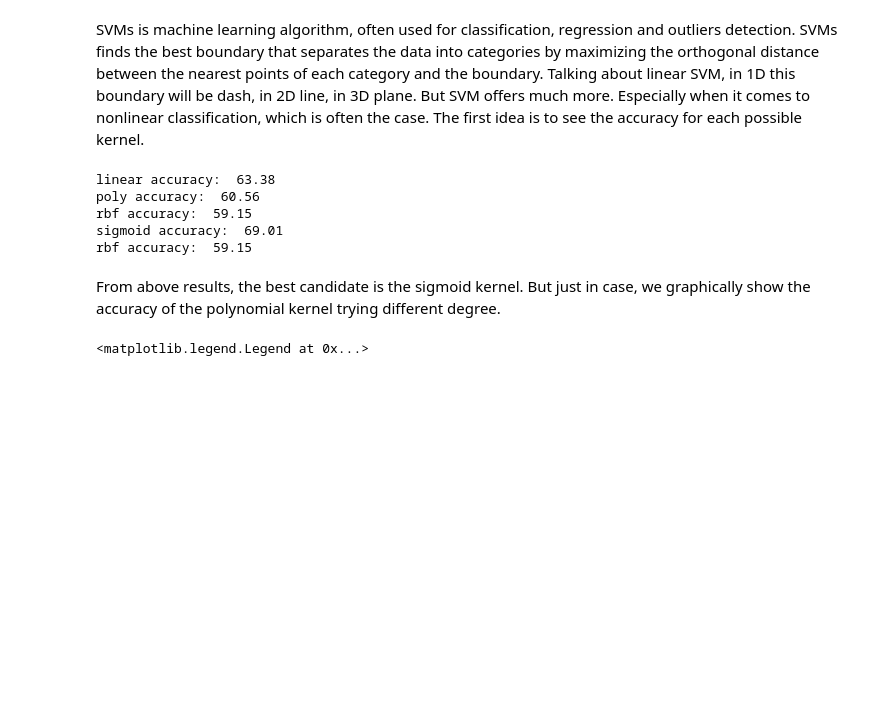
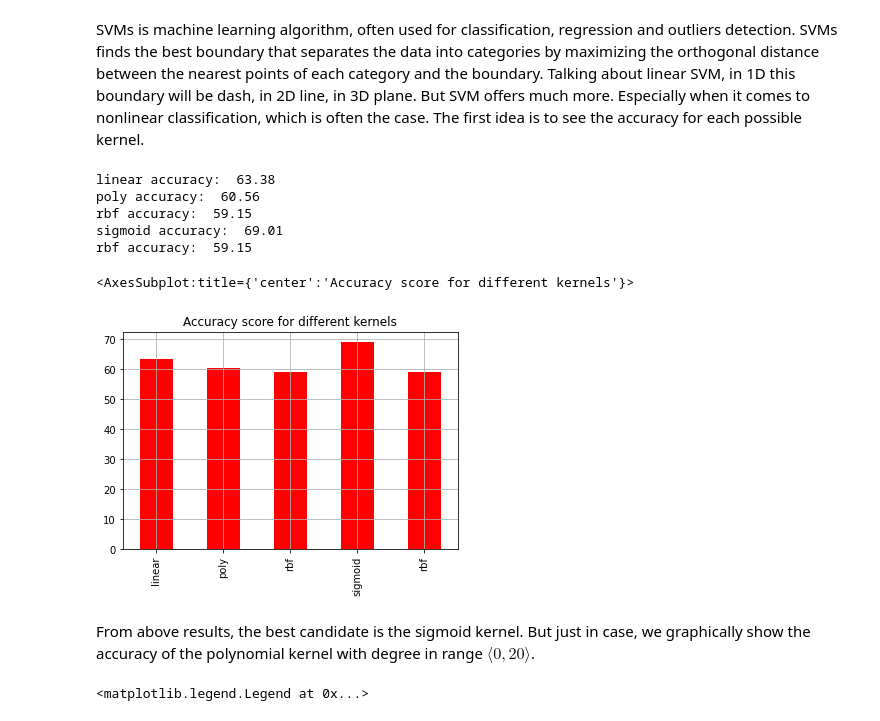
Before and after one commit to anaterovic/UZOP, a Jupyter notebook: code.ipynb, the cells around one changed output. Cells and saved outputs as stored; diff of their text form; code cells hidden in the pictures; blank space fills up the shorter version.

```diff
--- a/code.ipynb
+++ b/code.ipynb
@@ -467,19 +469,25 @@ X_train, X_test, y_train, y_test = model_selection.train_test_split(X, y, train_
 SVMs is machine learning algorithm, often used for classification, regression and outliers detection. SVMs finds the best boundary that separates the data into categories by maximizing the orthogonal distance between the nearest points of each category and the boundary. Talking about linear SVM, in 1D this boundary will be dash, in 2D line, in 3D plane. But SVM offers much more. Especially when it comes to nonlinear classification, which is often the case. The first idea is to see the accuracy for each possible kernel.
 # %%
 kernel = np.array(['linear', 'poly', 'rbf', 'sigmoid','rbf'])
+accuracy_scores = []
 
-for kernel in kernel:
-    svm_ = svm.SVC(kernel=kernel).fit(X_train, y_train)
+for k in kernel:
+    svm_ = svm.SVC(kernel=k).fit(X_train, y_train)
     y_pred = svm_.predict(X_test)
     accuracy = accuracy_score(y_test, y_pred)
-    print(kernel, 'accuracy: ', "%.2f" % (accuracy*100))
+    print(k, 'accuracy: ', "%.2f" % (accuracy*100))
+    accuracy_scores.append(accuracy_score(y_test, y_pred)*100)
+
+pd.Series(accuracy_scores,kernel).plot(kind="bar", title="Accuracy score for different kernels", color='red', grid='bool')
 # %% [output]
 linear accuracy:  63.38
 poly accuracy:  60.56
 rbf accuracy:  59.15
 sigmoid accuracy:  69.01
 rbf accuracy:  59.15
+<AxesSubplot:title={'center':'Accuracy score for different kernels'}>
+[figure, added]
 # %% [markdown]
-From above results, the best candidate is the sigmoid kernel. But just in case, we graphically show the accuracy of the polynomial kernel trying different degree.
+From above results, the best candidate is the sigmoid kernel. But just in case, we graphically show the accuracy of the polynomial kernel with degree in range $\langle 0,20 \rangle$.
 # %%
 number_degree = [n for n in range(1, 20)]
```
Also changed, not shown: parts of 2 cells of this notebook.
